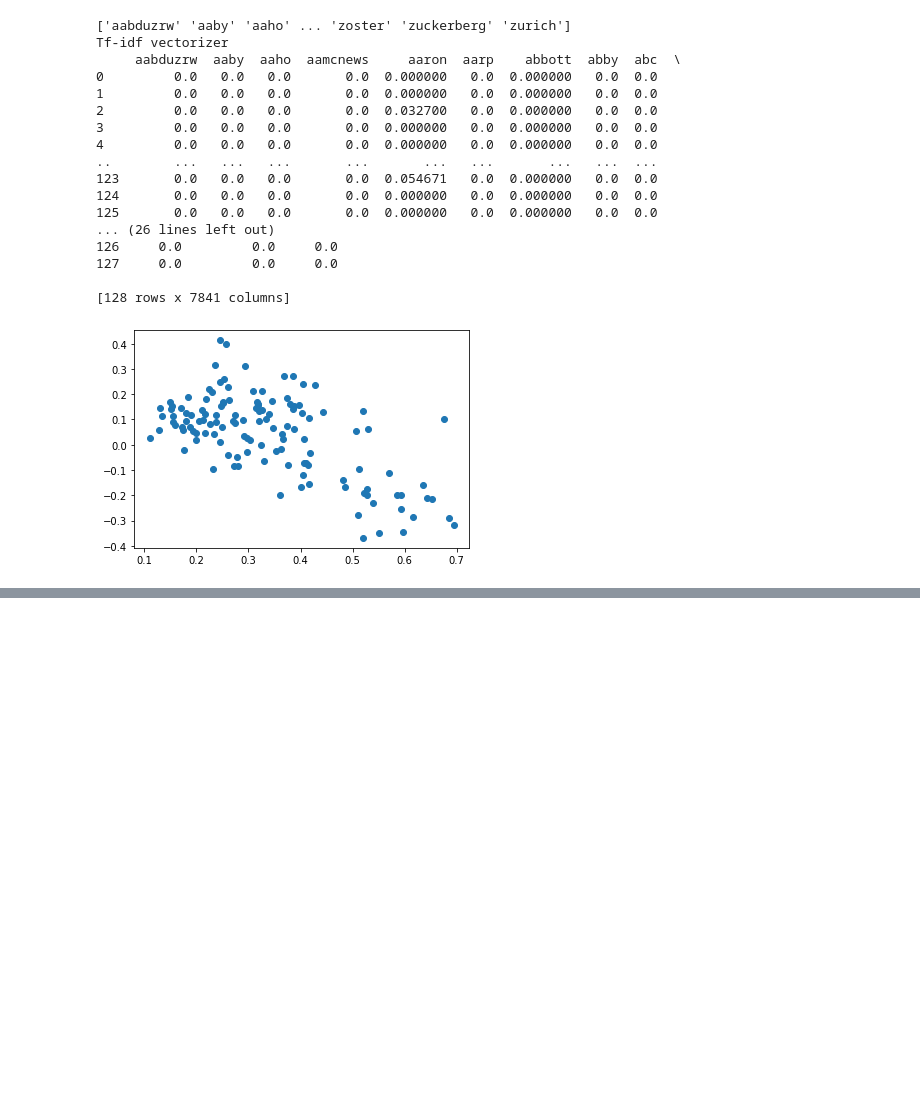
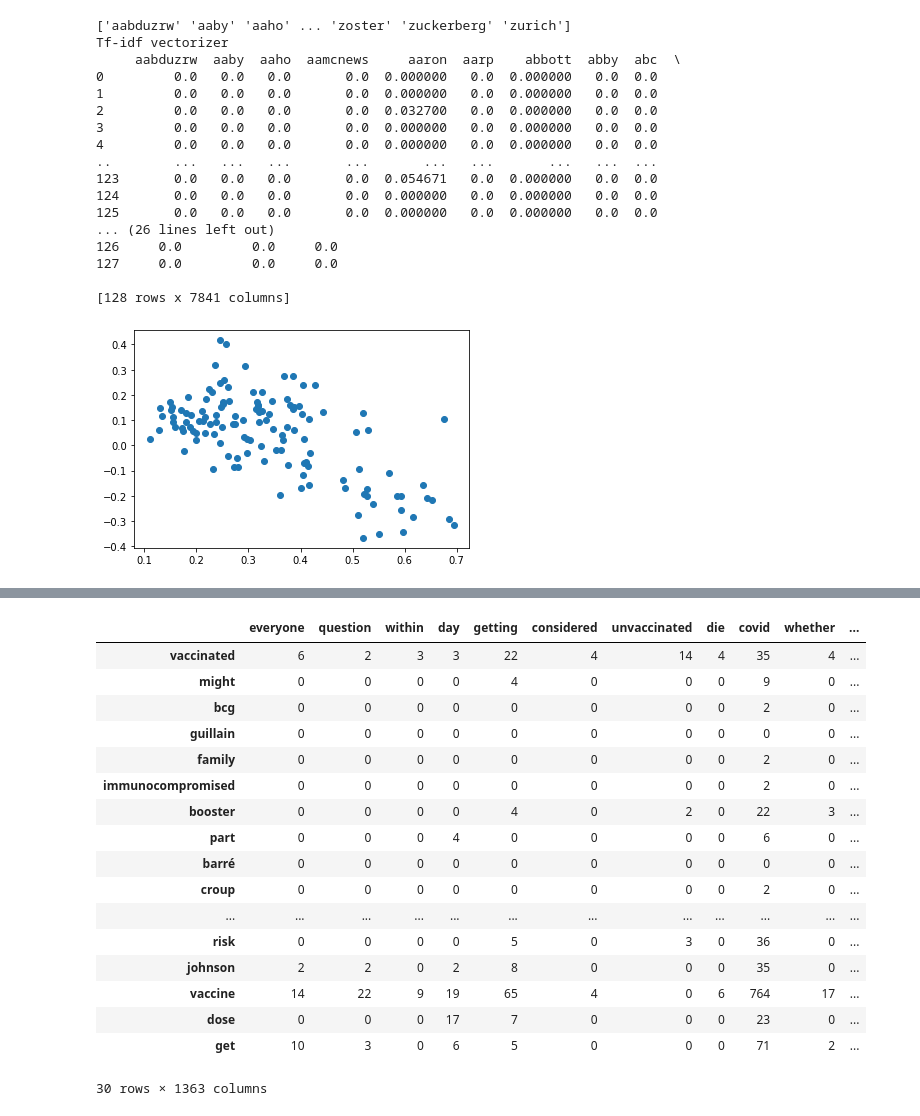
Before and after one commit to qaziok/ModelowanieGlebokichPrzekonan, a Jupyter notebook: DeepBeliefModeling.ipynb, the cells around one changed output, grey strips where cells are left out. Cells and saved outputs as stored; diff of their text form; code cells hidden in the pictures; blank space fills up the shorter version.

```diff
--- a/DeepBeliefModeling.ipynb
+++ b/DeepBeliefModeling.ipynb
@@ -139,0 +140,48 @@ slowa_anty, slowa_pro = f_importances_graph(clf.coef_,tfidf_tokens)
+# %%
+with open("model_storage/words_pa.pkl","rb") as file:
+    words_pa = pickle.load(file)
+# %%
+from collections import defaultdict
+
+slownik_anty = {s:defaultdict(int) for _,s in slowa_anty}
+slownik_pro = {s:defaultdict(int) for _,s in slowa_pro}
+r = 3
+
+for a in words_pa:
+    for i,w in enumerate(a):
+        for slownik in (slownik_pro,slownik_anty):
+            if w in slownik.keys():
+                for n in range(max(i-r,0),min(i+r,len(a))):
+                    if a[n] not in slownik.keys():
+                        slownik[w][a[n]]+=1
+# %%
+data_pro={}
+for i,(k,d) in enumerate(slownik_pro.items()):
+    for w,v in d.items():
+        if v > 1:
+            if w not in data_pro.keys():
+                data_pro[w] = [0 for _ in slownik_pro.keys()]
+            data_pro[w][i] = v
+
+
+pro = pd.DataFrame(data_pro,index=slownik_pro.keys())
+pro
+# %% [output]
+|  | everyone | question | within | day | getting | considered | unvaccinated | die | covid | whether | ... |
+| vaccinated | 6 | 2 | 3 | 3 | 22 | 4 | 14 | 4 | 35 | 4 | ... |
+| might | 0 | 0 | 0 | 0 | 4 | 0 | 0 | 0 | 9 | 0 | ... |
+| bcg | 0 | 0 | 0 | 0 | 0 | 0 | 0 | 0 | 2 | 0 | ... |
+| guillain | 0 | 0 | 0 | 0 | 0 | 0 | 0 | 0 | 0 | 0 | ... |
+| family | 0 | 0 | 0 | 0 | 0 | 0 | 0 | 0 | 2 | 0 | ... |
+| immunocompromised | 0 | 0 | 0 | 0 | 0 | 0 | 0 | 0 | 2 | 0 | ... |
+| booster | 0 | 0 | 0 | 0 | 4 | 0 | 2 | 0 | 22 | 3 | ... |
+| part | 0 | 0 | 0 | 4 | 0 | 0 | 0 | 0 | 6 | 0 | ... |
+| barré | 0 | 0 | 0 | 0 | 0 | 0 | 0 | 0 | 0 | 0 | ... |
+| croup | 0 | 0 | 0 | 0 | 0 | 0 | 0 | 0 | 2 | 0 | ... |
+| ... | ... | ... | ... | ... | ... | ... | ... | ... | ... | ... | ... |
+| risk | 0 | 0 | 0 | 0 | 5 | 0 | 3 | 0 | 36 | 0 | ... |
+| johnson | 2 | 2 | 0 | 2 | 8 | 0 | 0 | 0 | 35 | 0 | ... |
+| vaccine | 14 | 22 | 9 | 19 | 65 | 4 | 0 | 6 | 764 | 17 | ... |
+| dose | 0 | 0 | 0 | 17 | 7 | 0 | 0 | 0 | 23 | 0 | ... |
+| get | 10 | 3 | 0 | 6 | 5 | 0 | 0 | 0 | 71 | 2 | ... |
+30 rows × 1363 columns
```
Also changed, not shown: parts of 3 cells of this notebook, 5 other files.
